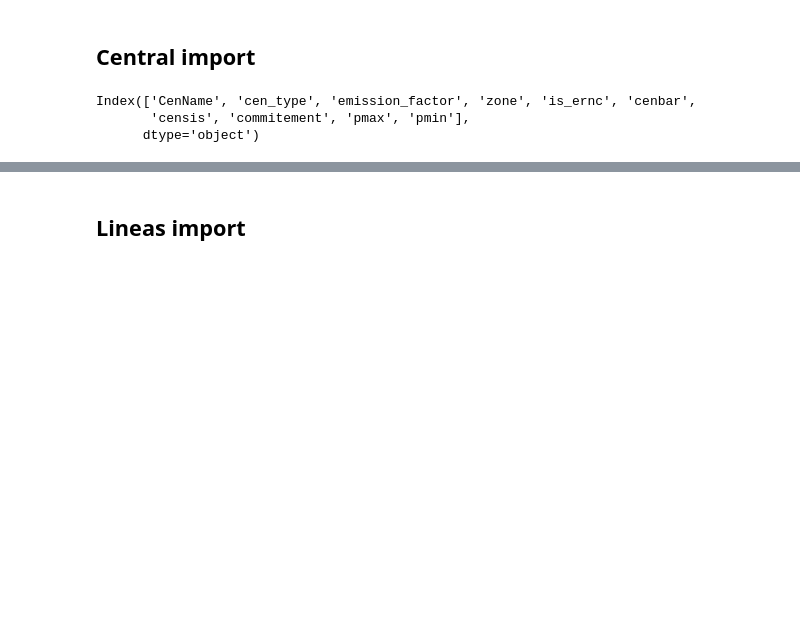
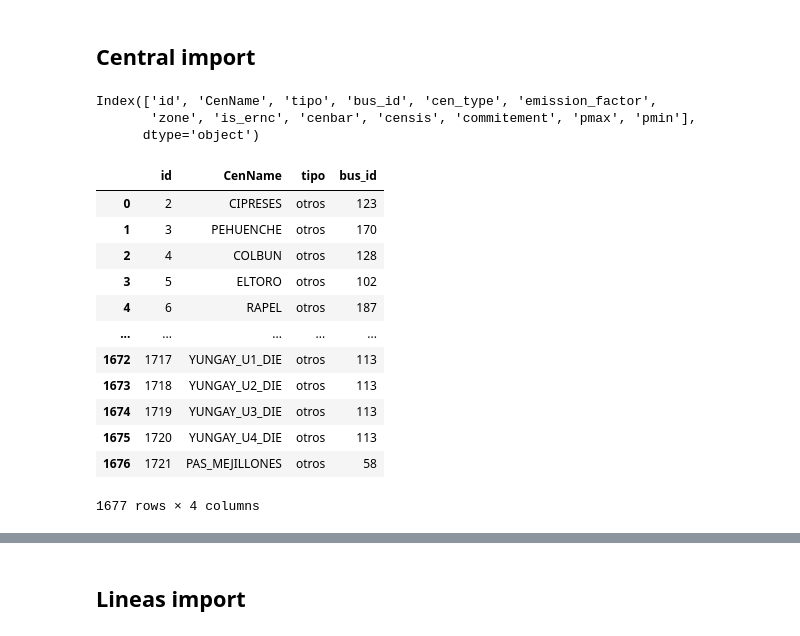
Before and after one commit to NicoBrandstetterr/patosProyect, a Jupyter notebook: Datacreatorplp20230104.ipynb, the cells around one changed output, grey strips where cells are left out. Drawn from its saved outputs; the diff is of its cells as text; code cells hidden in the pictures; blank space fills up the shorter version.

```diff
--- a/Datacreatorplp20230104.ipynb
+++ b/Datacreatorplp20230104.ipynb
@@ -178,10 +178,25 @@ for x in range(len(indexcen['id'])):
     tipo=typecentrals[typecentrals['CenName']==indexcen['CenName'][x]]['cen_type'].values
     if len(tipo)>0:
         plpcen.loc[plpcen['id'] == indexcen['id'][x], 'tipo'] = tipo[0]
-# %%
-tiposcentrales=pd.read_csv(path_data+'centralestype.csv',encoding='latin-1').rename(columns={'cen_name':'CenName'})
-tiposcentrales.columns
-# %% [output]
-Index(['CenName', 'cen_type', 'emission_factor', 'zone', 'is_ernc', 'cenbar',
-       'censis', 'commitement', 'pmax', 'pmin'],
-      dtype='object')
+# %%
+typecentrals.columns
+# %% [output]
+Index(['id', 'CenName', 'tipo', 'bus_id', 'cen_type', 'emission_factor',
+       'zone', 'is_ernc', 'cenbar', 'censis', 'commitement', 'pmax', 'pmin'],
+      dtype='object')
+# %%
+indexcen
+# %% [output]
+|  | id | CenName | tipo | bus_id |
+| 0 | 2 | CIPRESES | otros | 123 |
+| 1 | 3 | PEHUENCHE | otros | 170 |
+| 2 | 4 | COLBUN | otros | 128 |
+| 3 | 5 | ELTORO | otros | 102 |
+| 4 | 6 | RAPEL | otros | 187 |
+| ... | ... | ... | ... | ... |
+| 1672 | 1717 | YUNGAY_U1_DIE | otros | 113 |
+| 1673 | 1718 | YUNGAY_U2_DIE | otros | 113 |
+| 1674 | 1719 | YUNGAY_U3_DIE | otros | 113 |
+| 1675 | 1720 | YUNGAY_U4_DIE | otros | 113 |
+| 1676 | 1721 | PAS_MEJILLONES | otros | 58 |
+1677 rows × 4 columns
```
Also changed, not shown: parts of 12 cells of this notebook, 1 other file.
